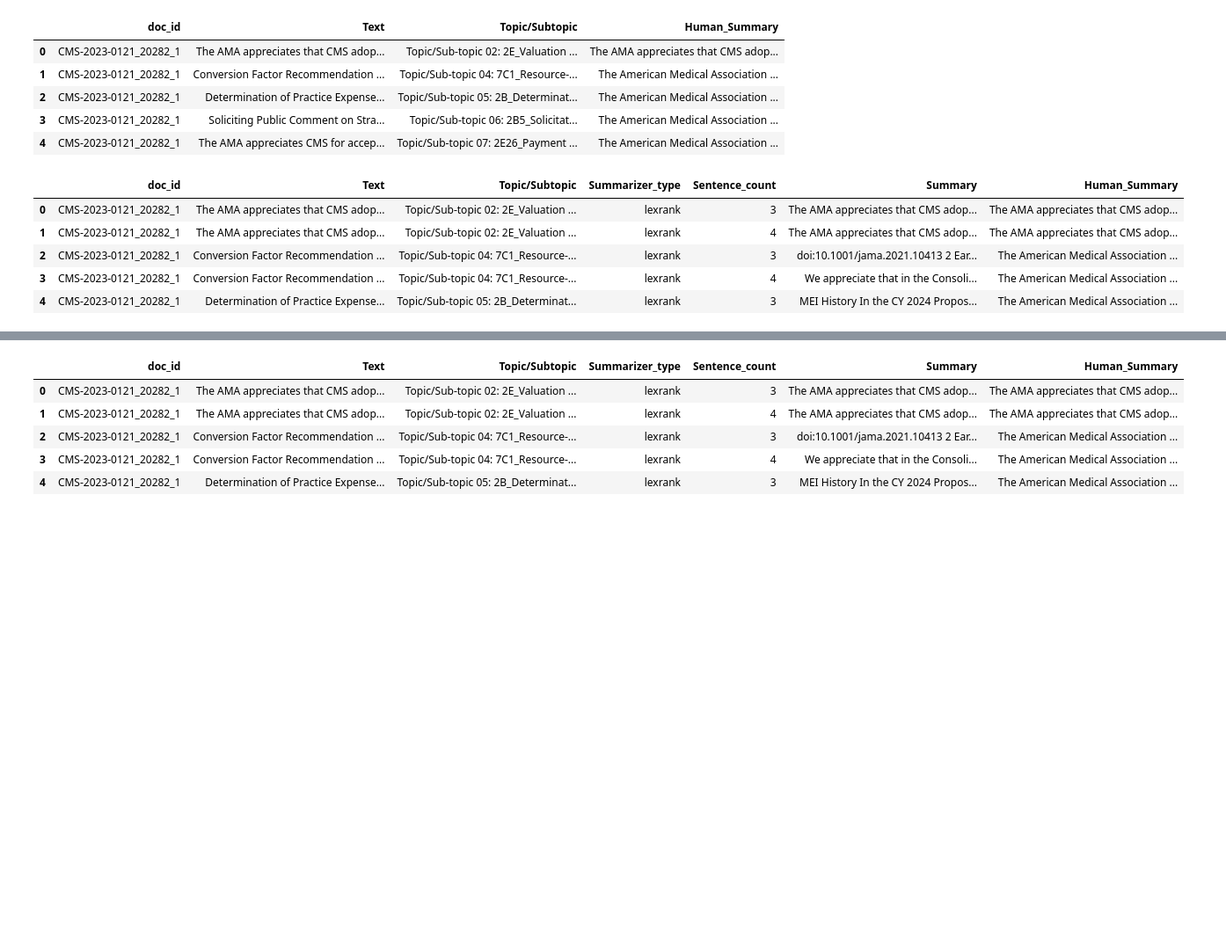
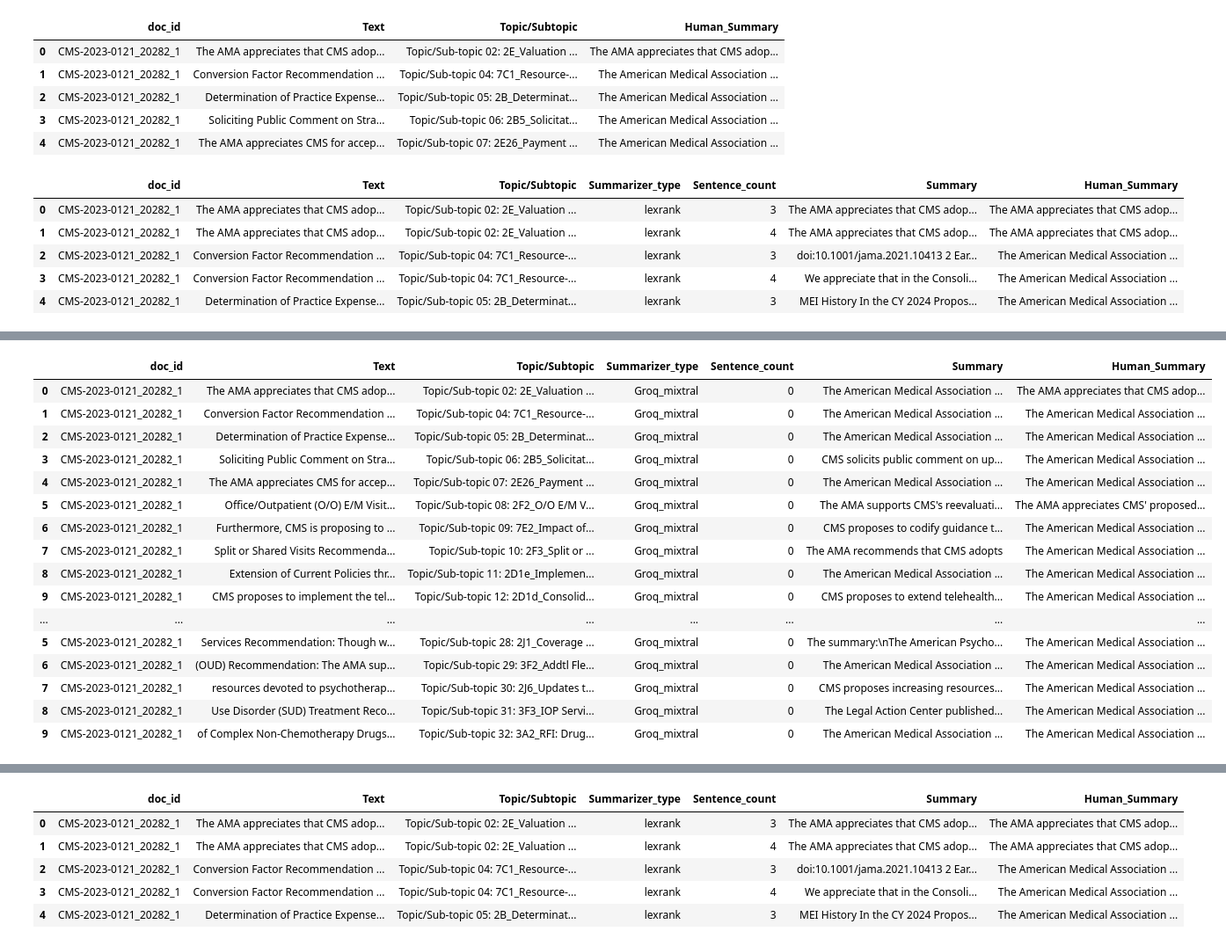
Before and after one commit to dscott-tantustech/ab_test_guide_in_python, a Jupyter notebook: Text_Summarization_Sprint22.ipynb, the cells around one changed output, grey strips where cells are left out. Shown at 88% size. Saved outputs shown, nothing was run; the diff lists cells and outputs as text; code cells hidden in the pictures; blank space fills up the shorter version.

```diff
--- a/Text_Summarization_Sprint22.ipynb
+++ b/Text_Summarization_Sprint22.ipynb
@@ -374,7 +375,15 @@ summary_df.head()
 # %%
 #Module 7: GROQ
 #!pip install groq
-#NOTE: Current 93/1/2024) rate limit is 25 requests every 10 minutes.
+#IMPORTANT NOTES:
+#                 1. Current (3/1/2024) rate limit is 20 requests per second AND 25 requests every 10 minutes.
+#                 2. Because of (1.), for the AMA doc (30 rows) two different runs need to be made, separated by
+#                    at least 10 minutes, to create Groq summaries for all 30 rows. To do this, first run the single
+#                    line of code that calls the function creating groq_summary_df_1. Then comment out this line and
+#                    re-run the script after UN-commenting ('turning on') the line which creates groq_summary_df_2.
+#                    these two will be saved to the Colabs folder, and are concatenated in the next block of code below
+#                    this one.
+
 # Import the necessary modules.
 import pandas as pd
 from groq import Groq
@@ -418,15 +427,13 @@ def generate_GROQ_summaries_for_all_comments(df):
 #groq_summary_df = generate_summaries_for_all_comments(summary_df_EachTopic_human)
 n=len(summary_df_EachTopic_human)
 
-#RUN THESE by calling this module anc commenting out all but ONE ROW AT A TIME, WITH 1 minute or more break between runs.
-groq_summary_df_1 = generate_GROQ_summaries_for_all_comments(summary_df_EachTopic_human.head(20))
-#groq_summary_df_1
+#RUN THESE TWO CODE BLOCK SETS IN TWO SEPARATE RUNS by calling this module
+# and commenting out all but ONE SET AT A TIME, WITH 1 minute or more break between runs.
+#SET1:
+#groq_summary_df_1 = generate_GROQ_summaries_for_all_comments(summary_df_EachTopic_human.head(20))
+#groq_summary_df_1.to_excel('groq_summary_df_1.xlsx', index=False)
+
+#SET2:
 #groq_summary_df_2 = generate_GROQ_summaries_for_all_comments(summary_df_EachTopic_human.tail(n-20))
-#groq_summary_df_2
-
-#groq_summary_df = pd.DataFrame(columns=["doc_id","Text", "Topic/Subtopic", "Summarizer_type", "Sentence_count", "Summary","Human_Summary"])
-#groq_summary_df=groq_summary_df.append(groq_summary_df_1)
-#groq_summary_df=groq_summary_df.append(groq_summary_df_2)
-#groq_summary_df.to_excel('groq_summary_df.xlsx', index=False)
-#groq_summary_df
+#groq_summary_df_2.to_excel('groq_summary_df_1.xlsx', index=False)
 # %% [output]
@@ -433,0 +451,26 @@ RateLimitError: Error code: 429 - {'error': {'message': 'Rate Limit Exceeded', '
+# %%
+#Modeul 7B: Upload and combine the summary output into s single data frame called groq_summary_df
+groq_summary_df=pd.DataFrame(columns=["doc_id","Text", "Topic/Subtopic", "Summarizer_type", "Sentence_count", "Summary","Human_Summary"])
+
+groq_summary_df=groq_summary_df.append(groq_summary_df_1)
+groq_summary_df=groq_summary_df.append(groq_summary_df_2)
+#groq_summary_df.to_excel('groq_summary_df.xlsx', index=False)
+groq_summary_df
+# %% [output]
+|  | doc_id | Text | Topic/Subtopic | Summarizer_type | Sentence_count | Summary | Human_Summary |
+| 0 | CMS-2023-0121_20282_1 | The AMA appreciates that CMS adop... | Topic/Sub-topic 02: 2E_Valuation ... | Groq_mixtral | 0 | The American Medical Association ... | The AMA appreciates that CMS adop... |
+| 1 | CMS-2023-0121_20282_1 | Conversion Factor Recommendation ... | Topic/Sub-topic 04: 7C1_Resource-... | Groq_mixtral | 0 | The American Medical Association ... | The American Medical Association ... |
+| 2 | CMS-2023-0121_20282_1 | Determination of Practice Expense... | Topic/Sub-topic 05: 2B_Determinat... | Groq_mixtral | 0 | The American Medical Association ... | The American Medical Association ... |
+| 3 | CMS-2023-0121_20282_1 | Soliciting Public Comment on Stra... | Topic/Sub-topic 06: 2B5_Solicitat... | Groq_mixtral | 0 | CMS solicits public comment on up... | The American Medical Association ... |
+| 4 | CMS-2023-0121_20282_1 | The AMA appreciates CMS for accep... | Topic/Sub-topic 07: 2E26_Payment ... | Groq_mixtral | 0 | The American Medical Association ... | The American Medical Association ... |
+| 5 | CMS-2023-0121_20282_1 | Office/Outpatient (O/O) E/M Visit... | Topic/Sub-topic 08: 2F2_O/O E/M V... | Groq_mixtral | 0 | The AMA supports CMS's reevaluati... | The AMA appreciates CMS' proposed... |
+| 6 | CMS-2023-0121_20282_1 | Furthermore, CMS is proposing to ... | Topic/Sub-topic 09: 7E2_Impact of... | Groq_mixtral | 0 | CMS proposes to codify guidance t... | The American Medical Association ... |
+| 7 | CMS-2023-0121_20282_1 | Split or Shared Visits Recommenda... | Topic/Sub-topic 10: 2F3_Split or ... | Groq_mixtral | 0 | The AMA recommends that CMS adopts | The American Medical Association ... |
+| 8 | CMS-2023-0121_20282_1 | Extension of Current Policies thr... | Topic/Sub-topic 11: 2D1e_Implemen... | Groq_mixtral | 0 | The American Medical Association ... | The American Medical Association ... |
+| 9 | CMS-2023-0121_20282_1 | CMS proposes to implement the tel... | Topic/Sub-topic 12: 2D1d_Consolid... | Groq_mixtral | 0 | CMS proposes to extend telehealth... | The American Medical Association ... |
+| ... | ... | ... | ... | ... | ... | ... | ... |
+| 5 | CMS-2023-0121_20282_1 | Services Recommendation: Though w... | Topic/Sub-topic 28: 2J1_Coverage ... | Groq_mixtral | 0 | The summary:\nThe American Psycho... | The American Medical Association ... |
+| 6 | CMS-2023-0121_20282_1 | (OUD) Recommendation: The AMA sup... | Topic/Sub-topic 29: 3F2_Addtl Fle... | Groq_mixtral | 0 | The American Medical Association ... | The American Medical Association ... |
+| 7 | CMS-2023-0121_20282_1 | resources devoted to psychotherap... | Topic/Sub-topic 30: 2J6_Updates t... | Groq_mixtral | 0 | CMS proposes increasing resources... | The American Medical Association ... |
+| 8 | CMS-2023-0121_20282_1 | Use Disorder (SUD) Treatment Reco... | Topic/Sub-topic 31: 3F3_IOP Servi... | Groq_mixtral | 0 | The Legal Action Center published... | The American Medical Association ... |
+| 9 | CMS-2023-0121_20282_1 | of Complex Non-Chemotherapy Drugs... | Topic/Sub-topic 32: 3A2_RFI: Drug... | Groq_mixtral | 0 | The American Medical Association ... | The American Medical Association ... |
```
Also changed, not shown: parts of 7 cells of this notebook.
